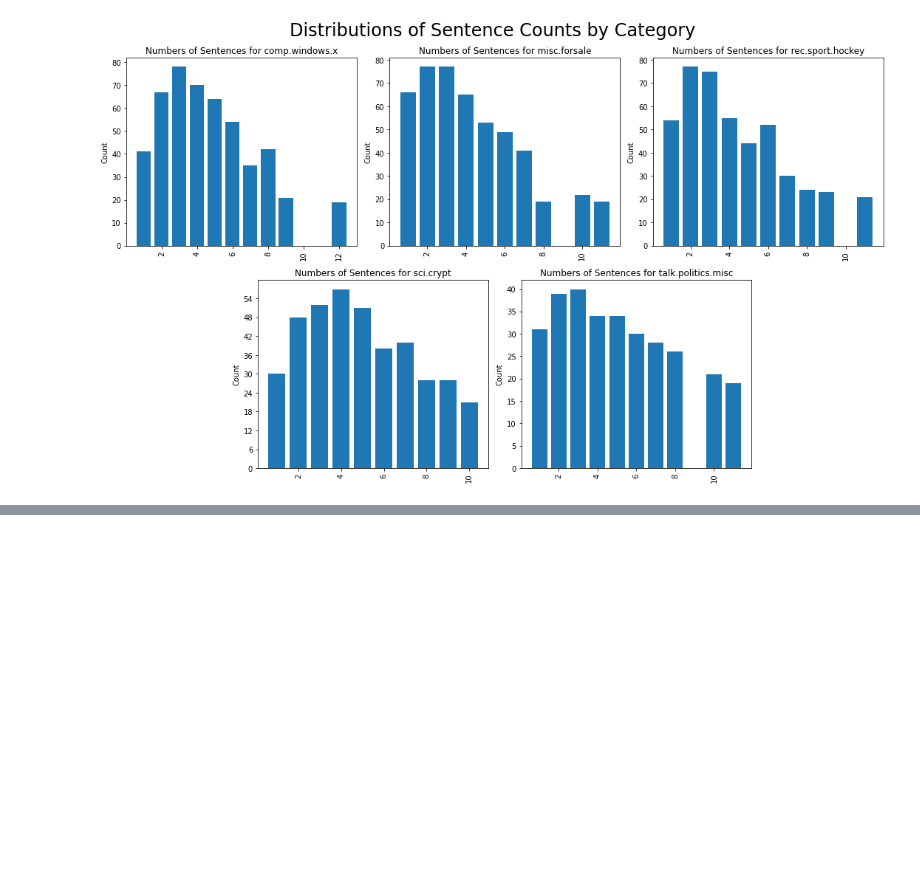
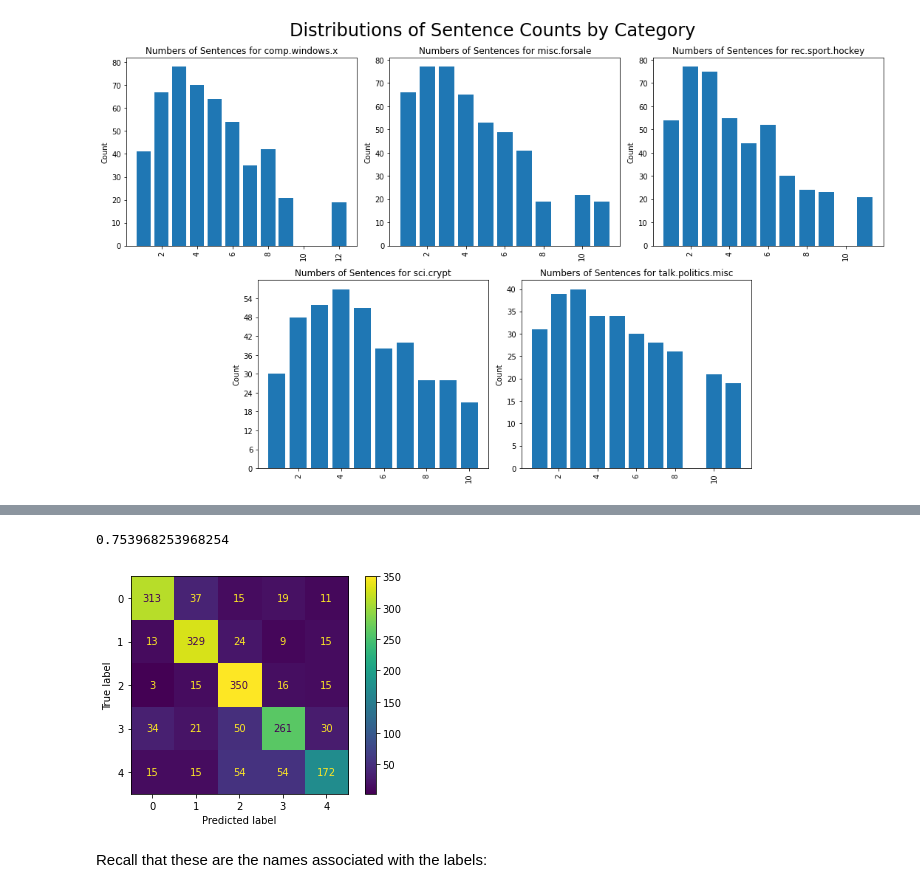
Before and after one commit to MellissaValle/Natural-Language-Processing, a Jupyter notebook: NLP Text Classification .ipynb, the cells around one changed output, grey strips where cells are left out. Cells and saved outputs as stored; diff of their text form; code cells hidden in the pictures; blank space fills up the shorter version.

Commit message:
Final Model on the Test Set

```diff
--- a/NLP Text Classification .ipynb
+++ b/NLP Text Classification .ipynb
@@ -582,0 +702,5 @@ fig.suptitle("Distributions of Sentence Counts by Category", fontsize=24);
+# %%
+final_model = MultinomialNB()
+
+final_model.fit(final_X_train, y_train)
+final_model.score(final_X_train, y_train)
@@ -582,0 +709,15 @@ fig.suptitle("Distributions of Sentence Counts by Category", fontsize=24);
+# %%
+# Note that we just transform, don't fit_transform
+X_test_vectorized = tfidf.transform(X_test["text"])
+# %%
+#Feature engineering for X_test:
+X_test["num_sentences"] = X_test["text"].apply(lambda x: len(sent_tokenize(x)))
+X_test["contains_price"] = X_test["text"].str.contains(price_query)
+X_test["contains_emoticon"] = X_test["text"].str.contains(emoticon_query)
+# %%
+#Putting it all together:
+X_test_vectorized_df = pd.DataFrame(X_test_vectorized.toarray(), columns=tfidf.get_feature_names())
+final_X_test = pd.concat([
+    X_test_vectorized_df, X_test[["num_sentences", "contains_price", "contains_emoticon"]]
+], axis=1)
+final_X_test
@@ -582,0 +738,12 @@ fig.suptitle("Distributions of Sentence Counts by Category", fontsize=24);
+# %%
+final_model.score(final_X_test, y_test)
+# %% [output]
+0.753968253968254
+# %%
+#Plotting a confusion matrix:
+from sklearn.metrics import plot_confusion_matrix
+plot_confusion_matrix(final_model, final_X_test, y_test);
+# %% [output]
+[figure, added]
+# %% [markdown]
+Recall that these are the names associated with the labels:
```
Also changed, not shown: parts of 19 cells of this notebook.
